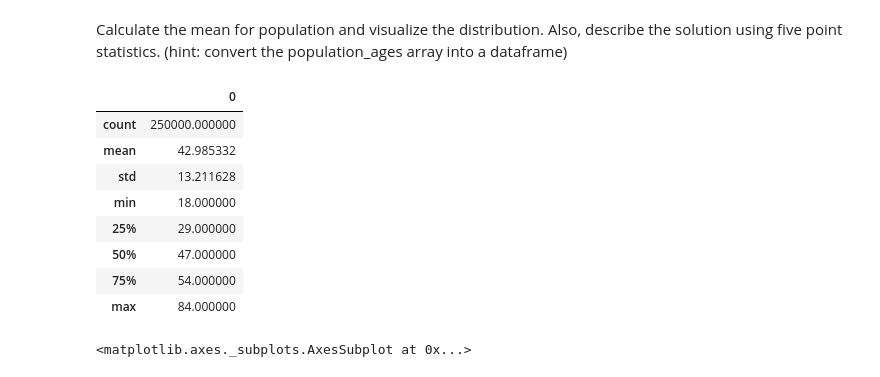
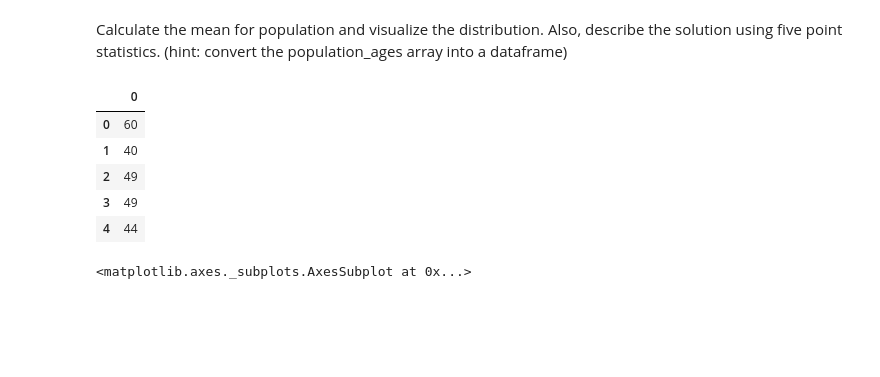
Before and after one commit to vaeb80/dsc-2-19-15-confidence-intervals-lab-nyc-career-ds-102218, a Jupyter notebook: index.ipynb, the cells around one changed output. Saved outputs shown, nothing was run; the diff lists cells and outputs as text; code cells hidden in the pictures; blank space fills up the shorter version.

```diff
--- a/index.ipynb
+++ b/index.ipynb
@@ -65,30 +65,27 @@ Calculate the mean for population and visualize the distribution. Also, describe
 # %%
 
 # Convert the population into a pandas dataframe pop_ages
 pop_ages = pd.DataFrame(population_ages)
 
 # Calculate and print descriptive statistics for pop_ages
 pop_ages.describe()
 # The mean of population is: 42.985332
-pop
+pop_ages.head()
 # count	250000
 # mean	42.985332
 # std	13.211628
 # min	18.000000
 # 25%	29.000000
 # 50%	47.000000
 # 75%	54.000000
 # max	84.000000
 # %% [output]
 |  | 0 |
-| count | 250000.000000 |
-| mean | 42.985332 |
-| std | 13.211628 |
-| min | 18.000000 |
-| 25% | 29.000000 |
-| 50% | 47.000000 |
-| 75% | 54.000000 |
-| max | 84.000000 |
+| 0 | 60 |
+| 1 | 40 |
+| 2 | 49 |
+| 3 | 49 |
+| 4 | 44 |
 # %%
 # Draw a histogram for pop ages
 sns.distplot(pop_ages)
```
